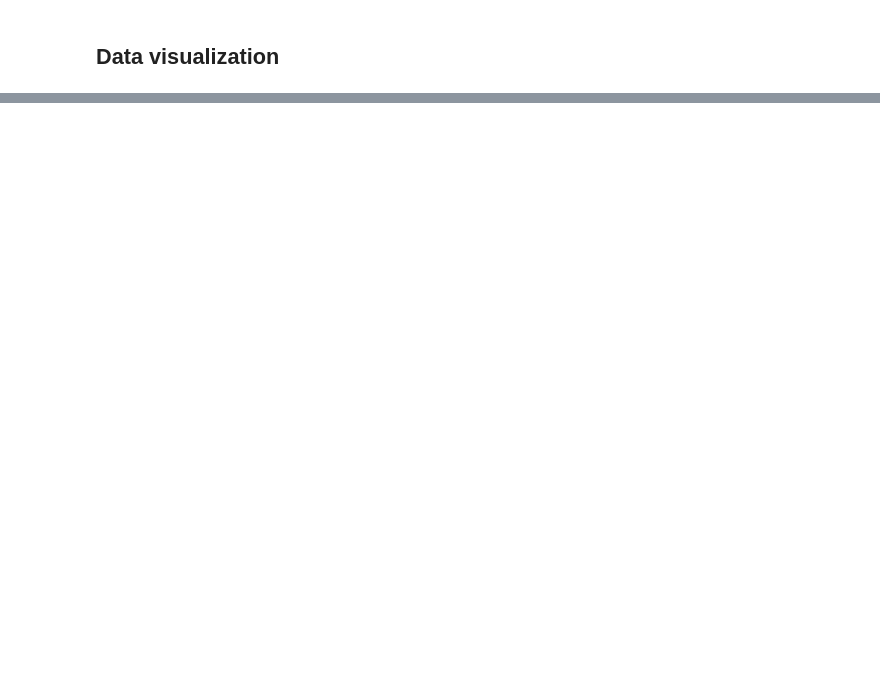
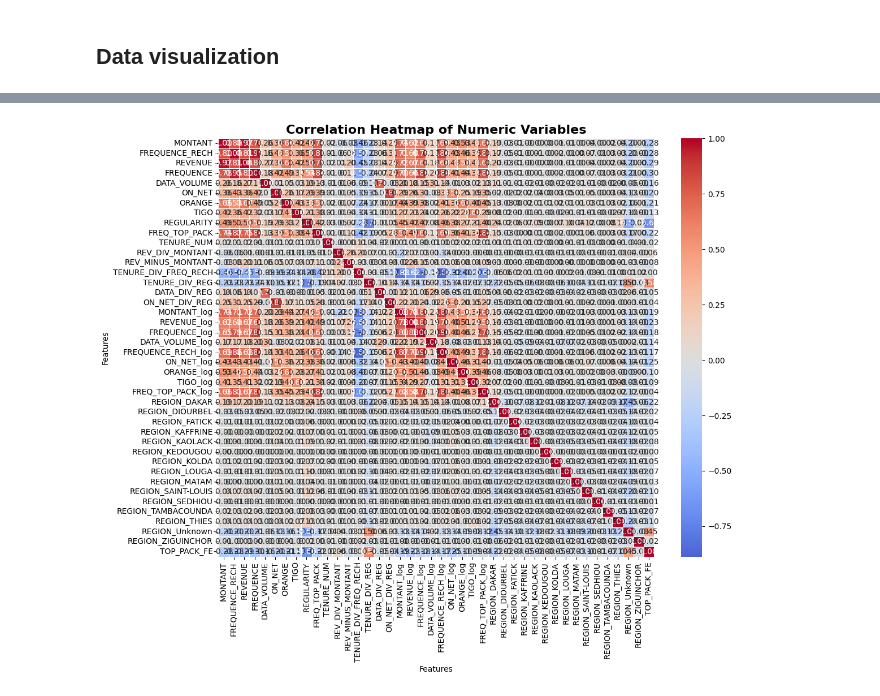
Before and after one commit to theraSara/AI7101-Project, a Jupyter notebook: notebooks/02_data-preprocessing.ipynb, the cells around one changed output, grey strips where cells are left out. Drawn from its saved outputs; the diff is of its cells as text; code cells hidden in the pictures; blank space fills up the shorter version.

```diff
--- a/notebooks/02_data-preprocessing.ipynb
+++ b/notebooks/02_data-preprocessing.ipynb
@@ -373,0 +368,4 @@ Test:  39
+# %%
+plot_correlation_heatmap(X_train_f)
+# %% [output]
+[figure, added]
```
Also changed, not shown: parts of 7 cells of this notebook, 15 other files.
